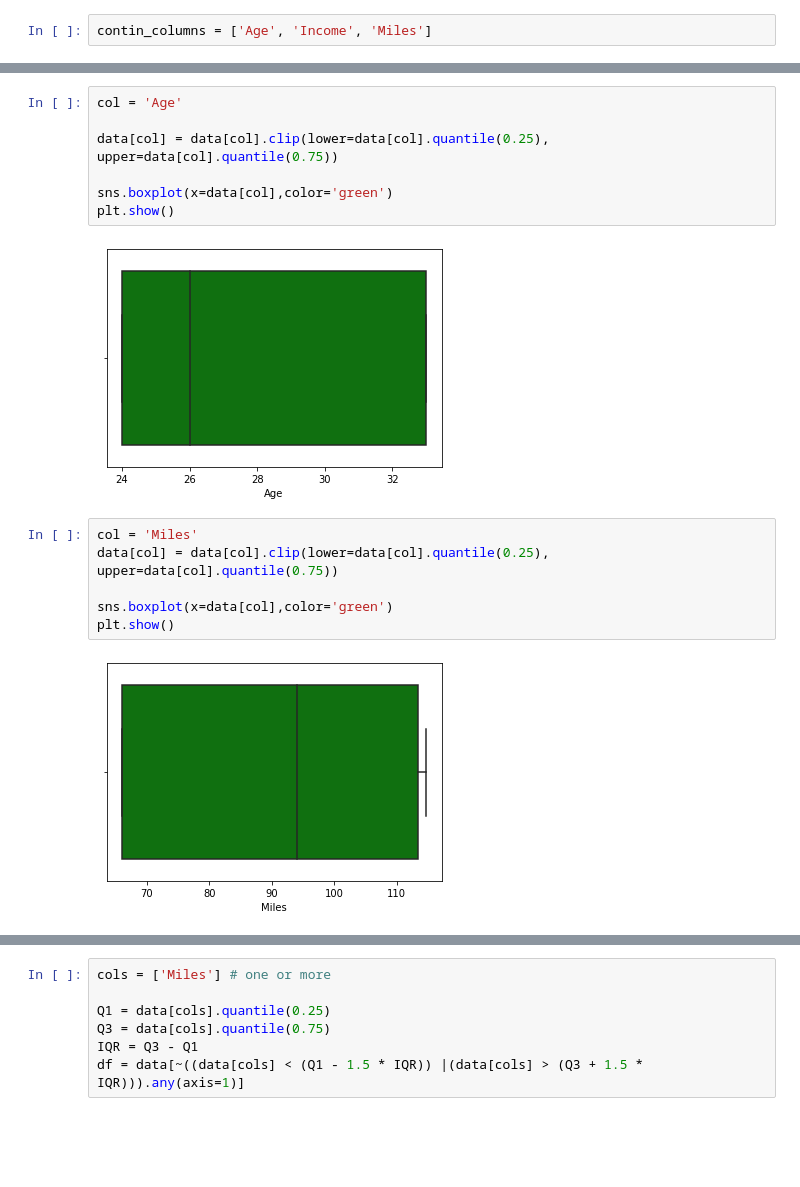
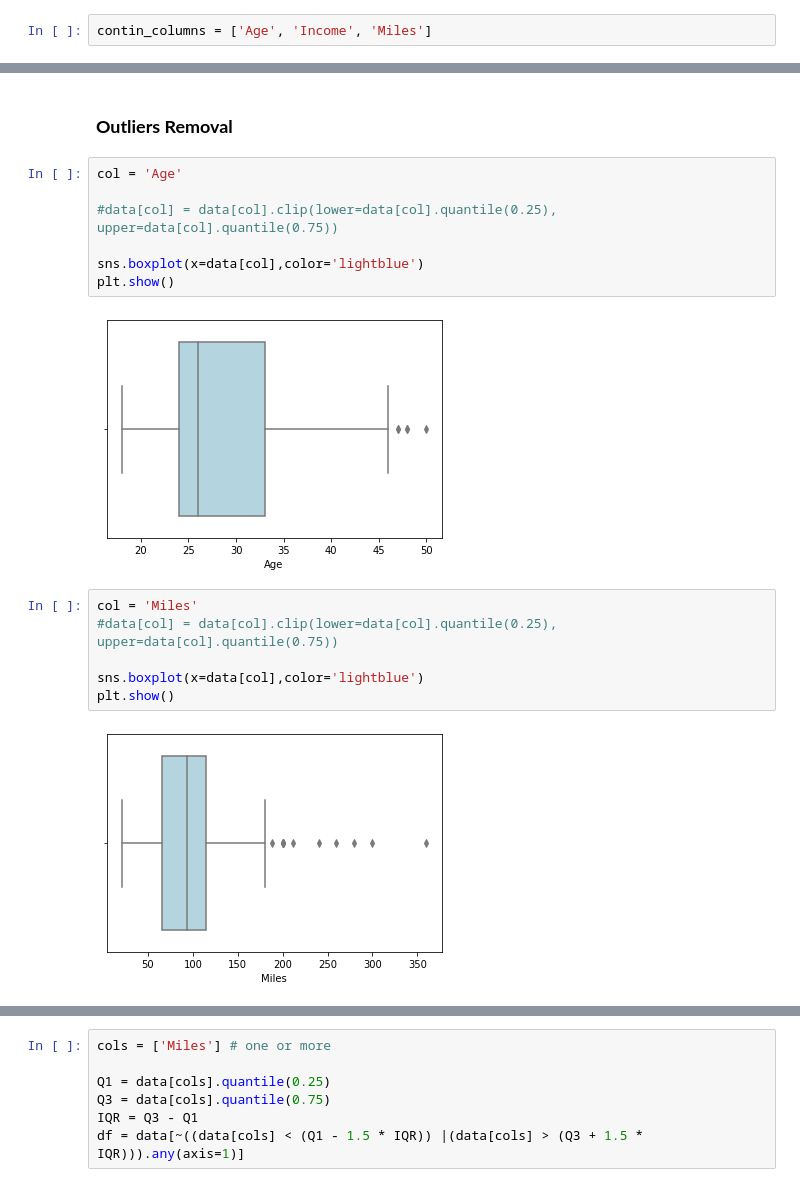
Before and after one commit to Kulvinder26/jupyter-notebooks, a Jupyter notebook: notebookfc0cd11ed1.ipynb, the cells around one changed output, grey strips where cells are left out. Saved outputs shown, nothing was run; the diff lists cells and outputs as text; blank space fills up the shorter version.

```diff
--- a/notebookfc0cd11ed1.ipynb
+++ b/notebookfc0cd11ed1.ipynb
@@ -179,19 +198,21 @@ for i in contin_columns:
+# %% [markdown]
+<h3><b>Outliers Removal </b></h3>
 # %%
 col = 'Age'
 
-data[col] = data[col].clip(lower=data[col].quantile(0.25), upper=data[col].quantile(0.75))
+#data[col] = data[col].clip(lower=data[col].quantile(0.25), upper=data[col].quantile(0.75))
 
-sns.boxplot(x=data[col],color='green')
+sns.boxplot(x=data[col],color='lightblue')
 plt.show()
 # %% [output]
-[figure, old version]
+[figure, new version]
 # %%
 col = 'Miles'
-data[col] = data[col].clip(lower=data[col].quantile(0.25), upper=data[col].quantile(0.75))
+#data[col] = data[col].clip(lower=data[col].quantile(0.25), upper=data[col].quantile(0.75))
 
-sns.boxplot(x=data[col],color='green')
+sns.boxplot(x=data[col],color='lightblue')
 plt.show()
 # %% [output]
-[figure, old version]
+[figure, new version]
 # %%
 col = 'Income'
```
Also changed, not shown: parts of 39 cells of this notebook.
